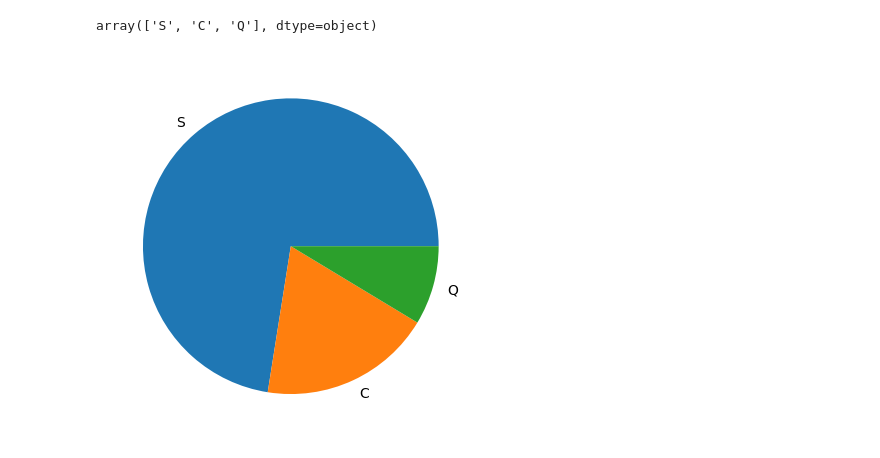
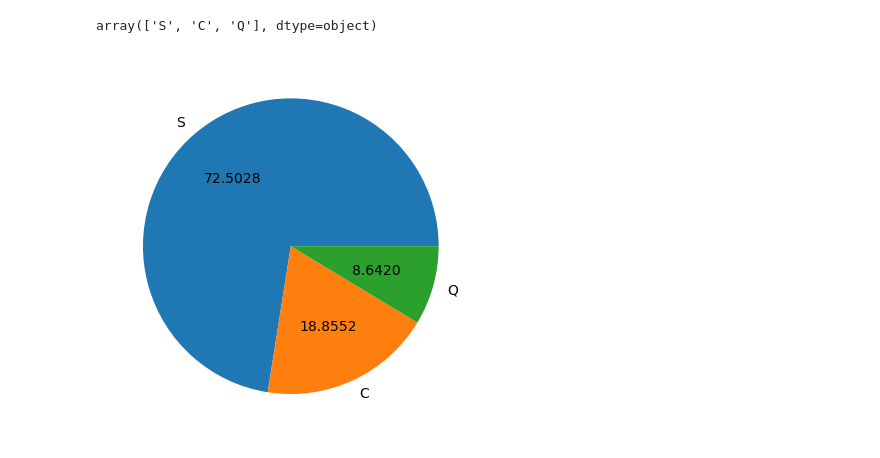
Before and after one commit to KHITOLIA/Chitkara-University, a Jupyter notebook: Matplotlib.ipynb, the cells around one changed output. Saved outputs shown, nothing was run; the diff lists cells and outputs as text; code cells hidden in the pictures.

```diff
--- a/Matplotlib.ipynb
+++ b/Matplotlib.ipynb
@@ -319,7 +319,7 @@ A
 # %% [output]
 array(['S', 'C', 'Q'], dtype=object)
 # %%
-plt.pie(d, labels = A)
+plt.pie(d, labels = A, autopct = '%.4f')
 plt.show()
 # %% [output]
-[figure, old version]
+[figure, new version]
```
Also changed, not shown: parts of 14 cells of this notebook.
